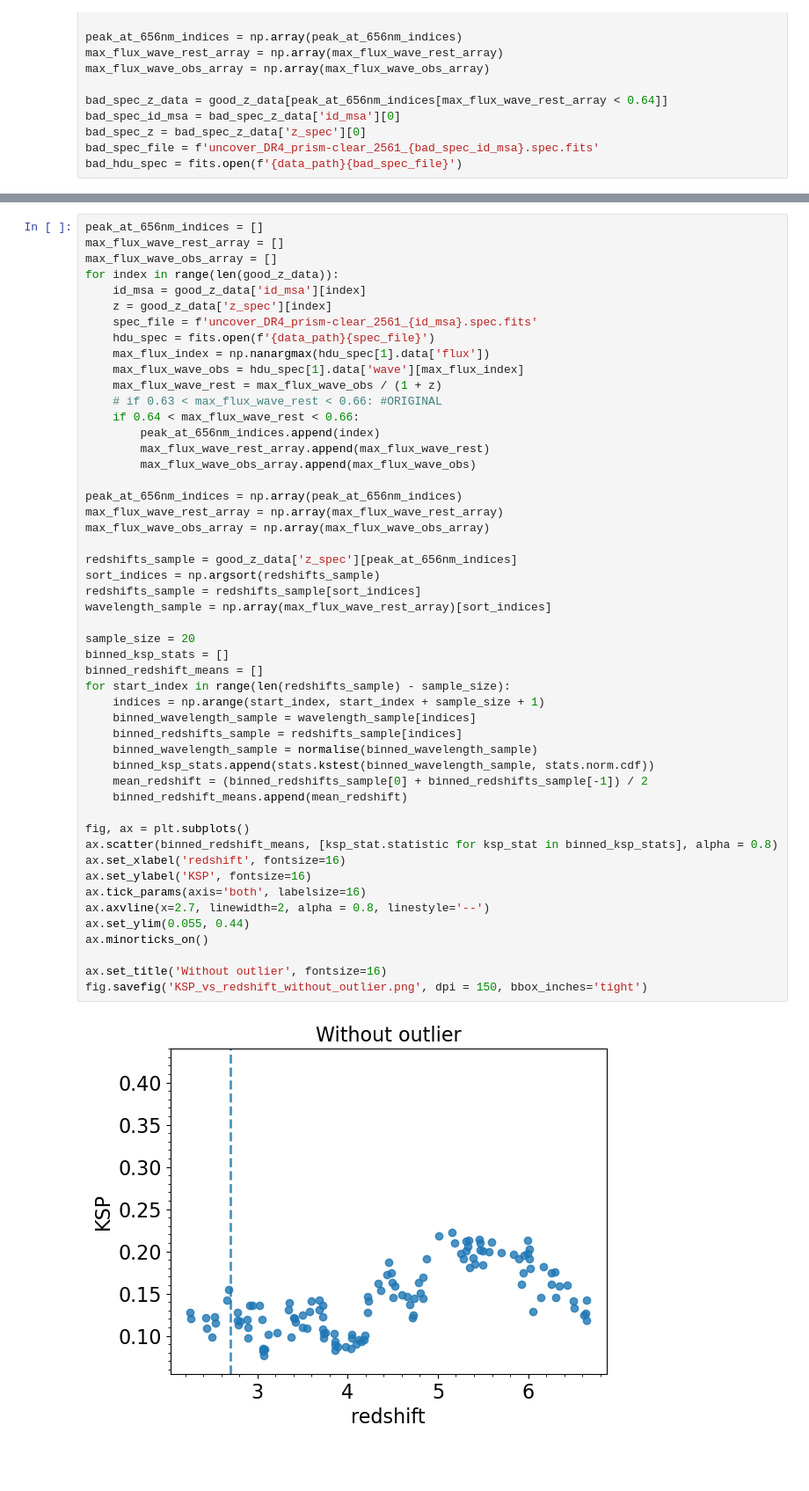
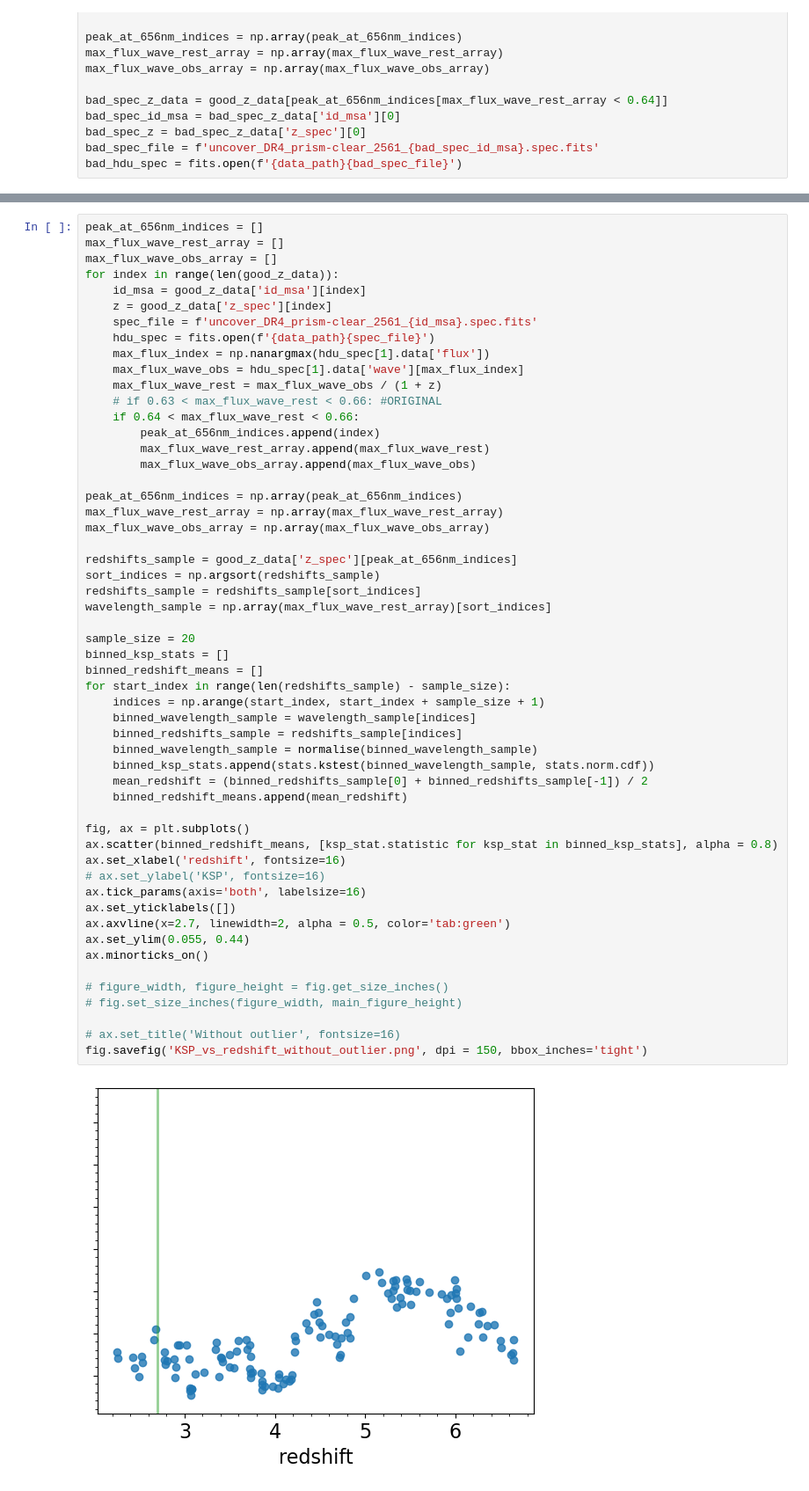
Before and after one commit to prajwel/no_special_redshift, a Jupyter notebook: KSP_plots.ipynb, the cells around one changed output, grey strips where cells are left out. Shown: that part at 88% size. Saved outputs shown, nothing was run; the diff lists cells and outputs as text; blank space fills up the shorter version.

```diff
--- a/KSP_plots.ipynb
+++ b/KSP_plots.ipynb
@@ -112,37 +130,41 @@ for index in range(len(good_z_data)):
 peak_at_656nm_indices = np.array(peak_at_656nm_indices)
 max_flux_wave_rest_array = np.array(max_flux_wave_rest_array)
 max_flux_wave_obs_array = np.array(max_flux_wave_obs_array)
 
 redshifts_sample = good_z_data['z_spec'][peak_at_656nm_indices]
 sort_indices = np.argsort(redshifts_sample)
 redshifts_sample = redshifts_sample[sort_indices]
 wavelength_sample = np.array(max_flux_wave_rest_array)[sort_indices]
 
 sample_size = 20
 binned_ksp_stats = []
 binned_redshift_means = []
 for start_index in range(len(redshifts_sample) - sample_size):
     indices = np.arange(start_index, start_index + sample_size + 1)
     binned_wavelength_sample = wavelength_sample[indices]
     binned_redshifts_sample = redshifts_sample[indices]
     binned_wavelength_sample = normalise(binned_wavelength_sample)
     binned_ksp_stats.append(stats.kstest(binned_wavelength_sample, stats.norm.cdf))
     mean_redshift = (binned_redshifts_sample[0] + binned_redshifts_sample[-1]) / 2
     binned_redshift_means.append(mean_redshift)
 
 fig, ax = plt.subplots()
 ax.scatter(binned_redshift_means, [ksp_stat.statistic for ksp_stat in binned_ksp_stats], alpha = 0.8)
 ax.set_xlabel('redshift', fontsize=16)
-ax.set_ylabel('KSP', fontsize=16)
+# ax.set_ylabel('KSP', fontsize=16)
 ax.tick_params(axis='both', labelsize=16)
-ax.axvline(x=2.7, linewidth=2, alpha = 0.8, linestyle='--')
+ax.set_yticklabels([])
+ax.axvline(x=2.7, linewidth=2, alpha = 0.5, color='tab:green')
 ax.set_ylim(0.055, 0.44)
 ax.minorticks_on()
 
-ax.set_title('Without outlier', fontsize=16)
+# figure_width, figure_height = fig.get_size_inches()
+# fig.set_size_inches(figure_width, main_figure_height)
+
+# ax.set_title('Without outlier', fontsize=16)
 fig.savefig('KSP_vs_redshift_without_outlier.png', dpi = 150, bbox_inches='tight')
 # %% [output]
-[figure, old version]
+[figure, new version]
 # %%
 correct_redshift = 2.327594
 
```
Also changed, not shown: parts of 4 cells of this notebook.
